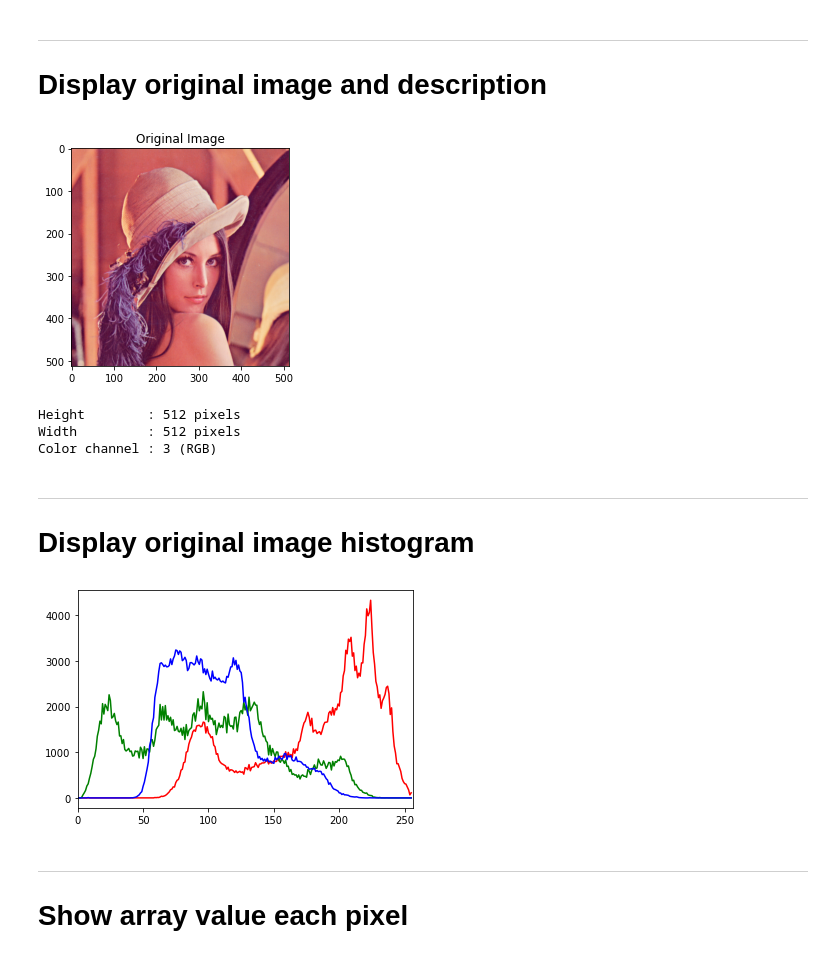
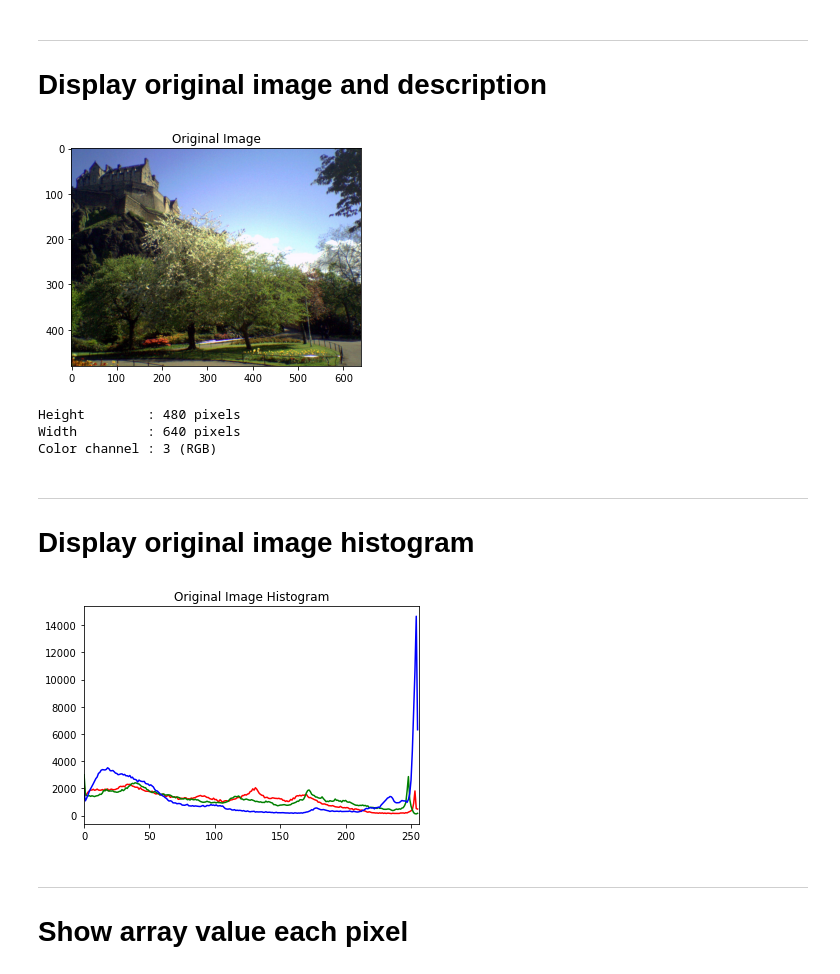
Before and after one commit to Pengolahan-Citra/Tugas-Basic-Operation, a Jupyter notebook: notebooks/negative-images.ipynb, the cells around one changed output. Saved outputs shown, nothing was run; the diff lists cells and outputs as text; code cells hidden in the pictures.

```diff
--- a/notebooks/negative-images.ipynb
+++ b/notebooks/negative-images.ipynb
@@ -8,9 +11,9 @@ import matplotlib.pyplot as plt
 ***
 # Initialize and load original image
 # %%
-raw_image = cv2.imread('../images/lenna.png')
+# raw_image = cv2.imread('../images/lenna.png')
 # raw_image = cv2.imread('../images/cameraman.png')
-# raw_image = cv2.imread('../images/edin_castle.png')
+raw_image = cv2.imread('../images/edin_castle.png')
 # raw_image = cv2.imread('../images/bowl_fruit.png')
 # raw_image = cv2.imread('../images/peppers.png')
 # raw_image = cv2.imread('../images/map_of_spain.png')
@@ -30,9 +33,9 @@ print(f'Height        : {height} pixels')
 print(f'Width         : {width} pixels')
 print(f'Color channel : {color_channel} (RGB)')
 # %% [output]
-[figure, old version]
+[figure, new version]
-Height        : 512 pixels
-Width         : 512 pixels
+Height        : 480 pixels
+Width         : 640 pixels
 Color channel : 3 (RGB)
 # %% [markdown]
 ***
@@ -40,18 +43,19 @@ Color channel : 3 (RGB)
 # %%
 color = ('r', 'g', 'b')
 
 for i, col in enumerate(color):
     histr = cv2.calcHist([img_rgb],
                          [i], None,
                          [256],
                          [0, 256])
 
     plt.plot(histr, color = col)
     plt.xlim([0, 256])
 
+plt.title('Original Image Histogram')
 plt.show()
 # %% [output]
-[figure, old version]
+[figure, new version]
 # %% [markdown]
 ***
 # Show array value each pixel
```
Also changed, not shown: parts of 18 cells of this notebook, 2 other files.
